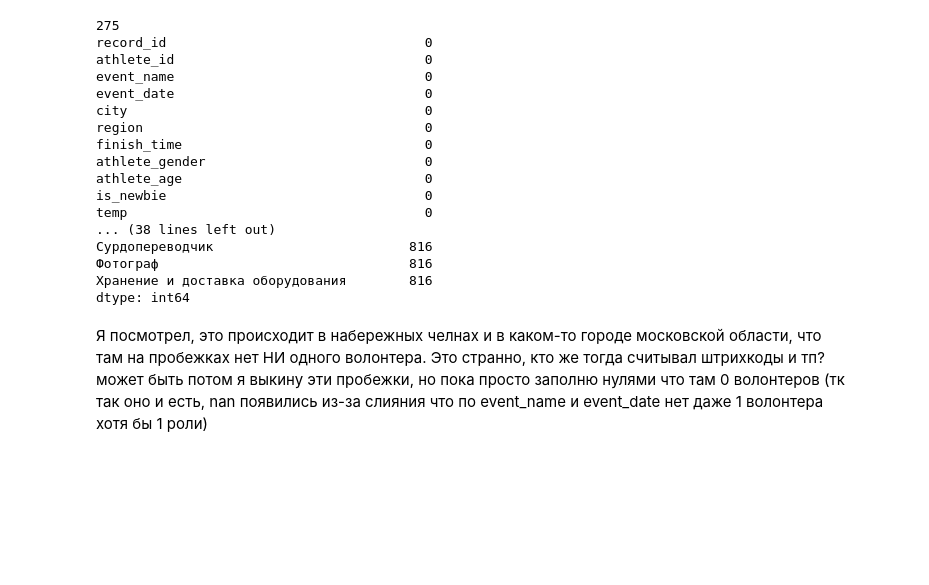
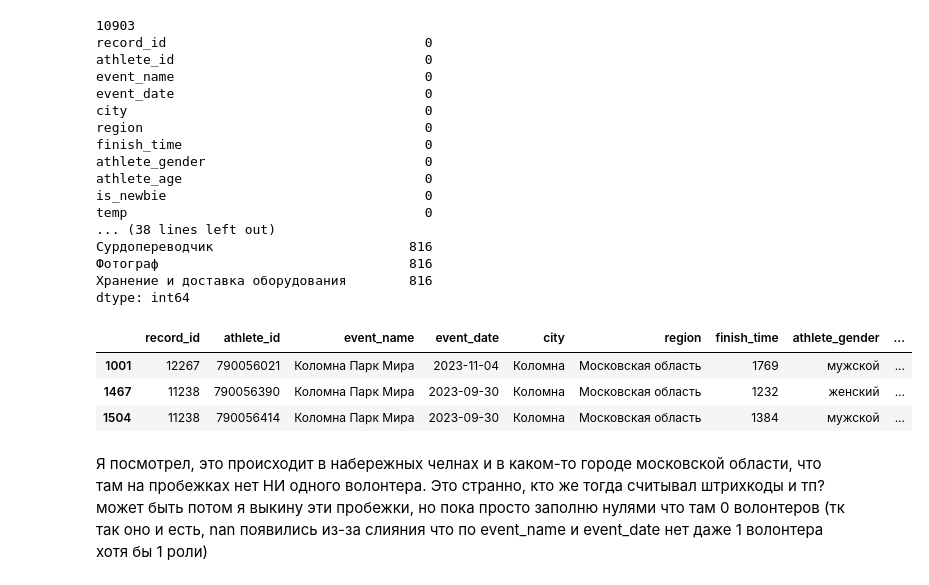
Before and after one commit to Alex12345432141242/abort-404, a Jupyter notebook: gipoteza_volunteer.ipynb, the cells around one changed output. Saved outputs shown, nothing was run; the diff lists cells and outputs as text; code cells hidden in the pictures; blank space fills up the shorter version.

```diff
--- a/gipoteza_volunteer.ipynb
+++ b/gipoteza_volunteer.ipynb
@@ -13,37 +13,46 @@ regions = pd.read_csv('regions.csv')
 starts = pd.read_csv('starts.csv')
 volunteers = pd.read_csv('volunteers.csv')
 
+
 volunteers = volunteers[volunteers.athlete_age < 80]
 starts = starts[starts.athlete_age < 80]
-print(len(starts[starts.finish_time >= 3600]))
+print(len(starts[starts.athlete_age <= 14] ))
 starts = starts[starts.finish_time < 3600]
+cnt_ludei = starts.groupby(['event_name', 'event_date', 'region']).agg(
+    cnt_runners = ('athlete_id', 'count'),
+)
 starts['is_male'] = starts['athlete_gender'].apply(lambda x: 1 if x == 'мужской' else 0)
 
 starts = starts[starts['athlete_age'] > 14]
 #индекс дискомфорта
 starts['discomfort_index'] = starts['temp'] - (0.55 - 0.0055 * starts['humidity']) * (starts['temp'] - 14.5)
 
 volunteer_counts = volunteers.groupby(['event_date','event_name', 'volunteer_role_name']).size().unstack(fill_value=0)
 starts = starts.merge(volunteer_counts, on=['event_date','event_name'], how='left')
 print(starts.isnull().sum())
+display(starts[starts['Разное'].isnull()].head(3))
 # %% [output]
-275
+10903
 record_id                                 0
 athlete_id                                0
 event_name                                0
 event_date                                0
 city                                      0
 region                                    0
 finish_time                               0
 athlete_gender                            0
 athlete_age                               0
 is_newbie                                 0
 temp                                      0
 ... (38 lines left out)
 Сурдопереводчик                         816
 Фотограф                                816
 Хранение и доставка оборудования        816
 dtype: int64
+|  | record_id | athlete_id | event_name | event_date | city | region | finish_time | athlete_gender | ... |
+| 1001 | 12267 | 790056021 | Коломна Парк Мира | 2023-11-04 | Коломна | Московская область | 1769 | мужской | ... |
+| 1467 | 11238 | 790056390 | Коломна Парк Мира | 2023-09-30 | Коломна | Московская область | 1232 | женский | ... |
+| 1504 | 11238 | 790056414 | Коломна Парк Мира | 2023-09-30 | Коломна | Московская область | 1384 | мужской | ... |
 # %% [markdown]
 Я посмотрел, это происходит в набережных челнах и в каком-то городе московской области, что там на пробежках нет НИ одного волонтера. Это странно, кто же тогда считывал штрихкоды и тп? может быть потом я выкину эти пробежки, но пока просто заполню нулями что там 0 волонтеров (тк так оно и есть, nan появились из-за слияния что по event_name и event_date нет даже 1 волонтера хотя бы 1 роли)
 # %%
```
Also changed, not shown: parts of 15 cells of this notebook.
